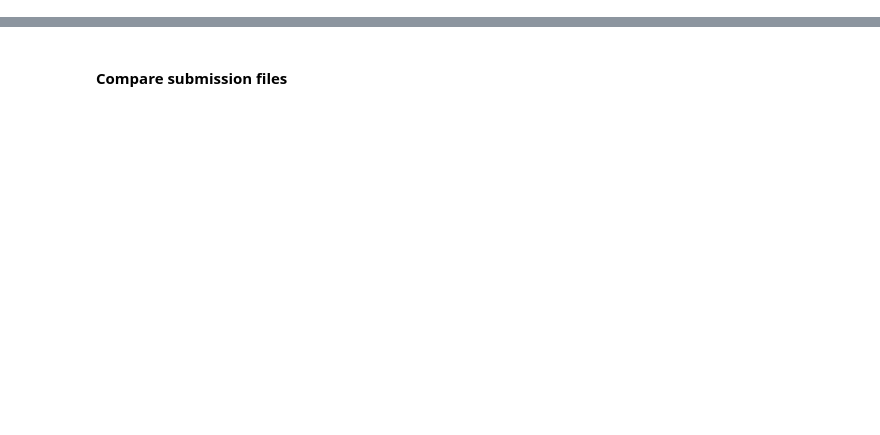
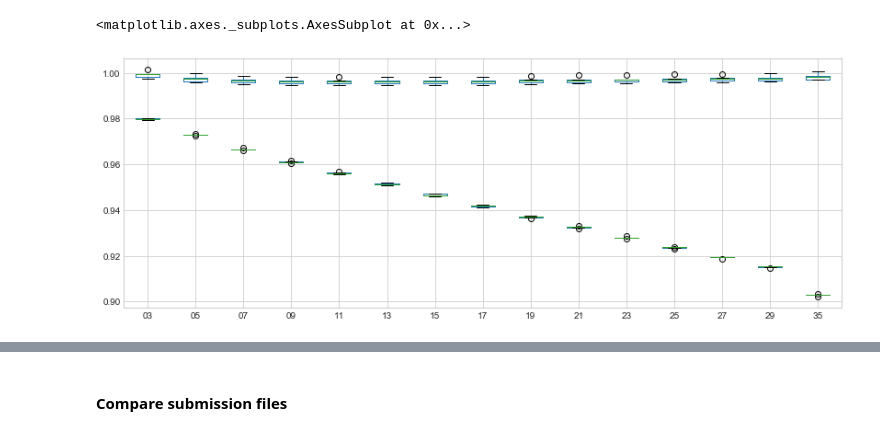
Before and after one commit to lumosan/ml2017-projects, a Jupyter notebook: project2/project_recommender_system/scripts/compare_submissions.ipynb, the cells around one changed output, grey strips where cells are left out. Drawn from its saved outputs; the diff is of its cells as text; code cells hidden in the pictures; blank space fills up the shorter version.

```diff
--- a/project2/project_recommender_system/scripts/compare_submissions.ipynb
+++ b/project2/project_recommender_system/scripts/compare_submissions.ipynb
@@ -28,0 +95,42 @@ fn_sub = [load_data('{}model_{}_sub.csv'.format(PREDICTION_PATH, e))
+# %%
+errors_sk = {'03': [[ 0.98001665,  0.97985069,  0.98011265,  0.97945982,  0.97966539],
+  [ 0.99923999,  0.9972677 ,  0.99823564,  1.00146609,  0.999349  ]],
+ '05': [[ 0.97270177,  0.97316066,  0.97280212,  0.97244631,  0.97279004],
+  [ 0.99730966,  0.99560469,  0.99633474,  0.99971287,  0.99784341]],
+ '07': [[ 0.96661141,  0.96709094,  0.96656901,  0.9659833 ,  0.96651002],
+  [ 0.99653633,  0.99485127,  0.99571837,  0.99869003,  0.99693379]],
+ '09': [[ 0.96107037,  0.96151796,  0.96085401,  0.96044072,  0.96094869],
+  [ 0.99617666,  0.99455558,  0.9953452 ,  0.99836964,  0.99664907]],
+ '11': [[ 0.95604677,  0.95671483,  0.95622853,  0.95573096,  0.95595154],
+  [ 0.9960356 ,  0.99456342,  0.99521   ,  0.99828111,  0.99641878]],
+ '13': [[ 0.95135528,  0.95187106,  0.95149846,  0.95078682,  0.95116699],
+  [ 0.99601761,  0.99452242,  0.99532679,  0.99829138,  0.996563  ]],
+ '15': [[ 0.94647522,  0.94696212,  0.94695092,  0.94598458,  0.94635388],
+  [ 0.99623038,  0.99448332,  0.99528858,  0.99827728,  0.99653665]],
+ '17': [[ 0.94174489,  0.94230624,  0.94209997,  0.94109883,  0.9415669 ],
+  [ 0.99616458,  0.99450593,  0.99555218,  0.99837099,  0.9966911 ]],
+ '19': [[ 0.93718039,  0.9376148 ,  0.93718619,  0.93632814,  0.93687514],
+  [ 0.99646358,  0.99497431,  0.9956576 ,  0.99868282,  0.99681424]],
+ '21': [[ 0.93249385,  0.93294613,  0.93259075,  0.93178372,  0.93243883],
+  [ 0.9965766 ,  0.99521838,  0.99584397,  0.99883607,  0.99702822]],
+ '23': [[ 0.92788798,  0.92844659,  0.92789341,  0.92724524,  0.92781303],
+  [ 0.99691046,  0.995448  ,  0.99614639,  0.99893696,  0.9971638 ]],
+ '25': [[ 0.92369004,  0.92395166,  0.92351934,  0.92289914,  0.92362244],
+  [ 0.99712973,  0.99573706,  0.99627893,  0.99923287,  0.99743282]],
+ '27': [[ 0.91931121,  0.91954482,  0.91930111,  0.91870567,  0.91943166],
+  [ 0.99744232,  0.9958687 ,  0.99643206,  0.99944247,  0.99761095]],
+ '29': [[ 0.91519414,  0.91555719,  0.91510107,  0.91447906,  0.91547329],
+  [ 0.99757305,  0.99612985,  0.99648569,  0.99968696,  0.99792266]],
+ '35': [[ 0.90291524,  0.90347941,  0.90299347,  0.90213266,  0.90285086],
+  [ 0.99830211,  0.99687539,  0.99718277,  1.00044685,  0.99856132]]}
+errors = errors_sk
+# %%
+train_errors = pd.DataFrame({model: m_errors[0] for model, m_errors in errors.items()})
+test_errors = pd.DataFrame({model: m_errors[1] for model, m_errors in errors.items()})
+# %%
+plt.figure(figsize=(14,5))
+train_errors.boxplot()
+test_errors.boxplot()
+# %% [output]
+<matplotlib.axes._subplots.AxesSubplot at 0x...>
+[figure, added]
```
Also changed, not shown: parts of 9 cells of this notebook, 5 other files.
